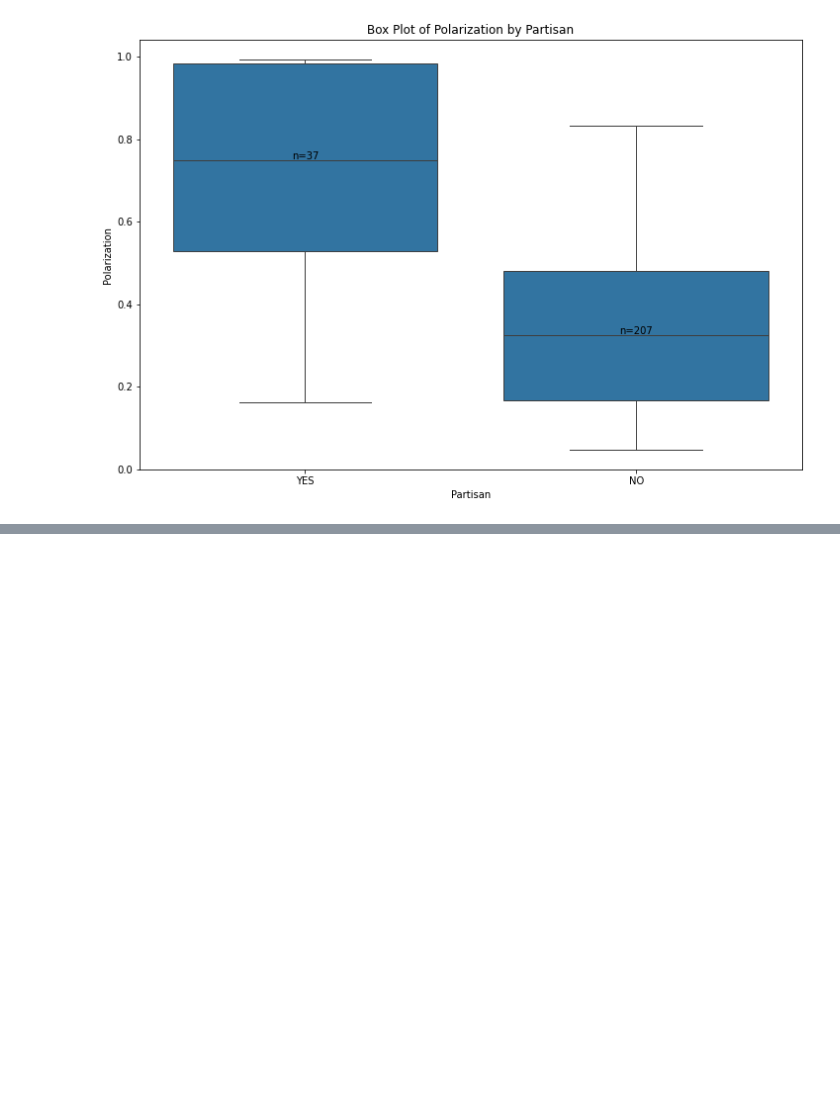
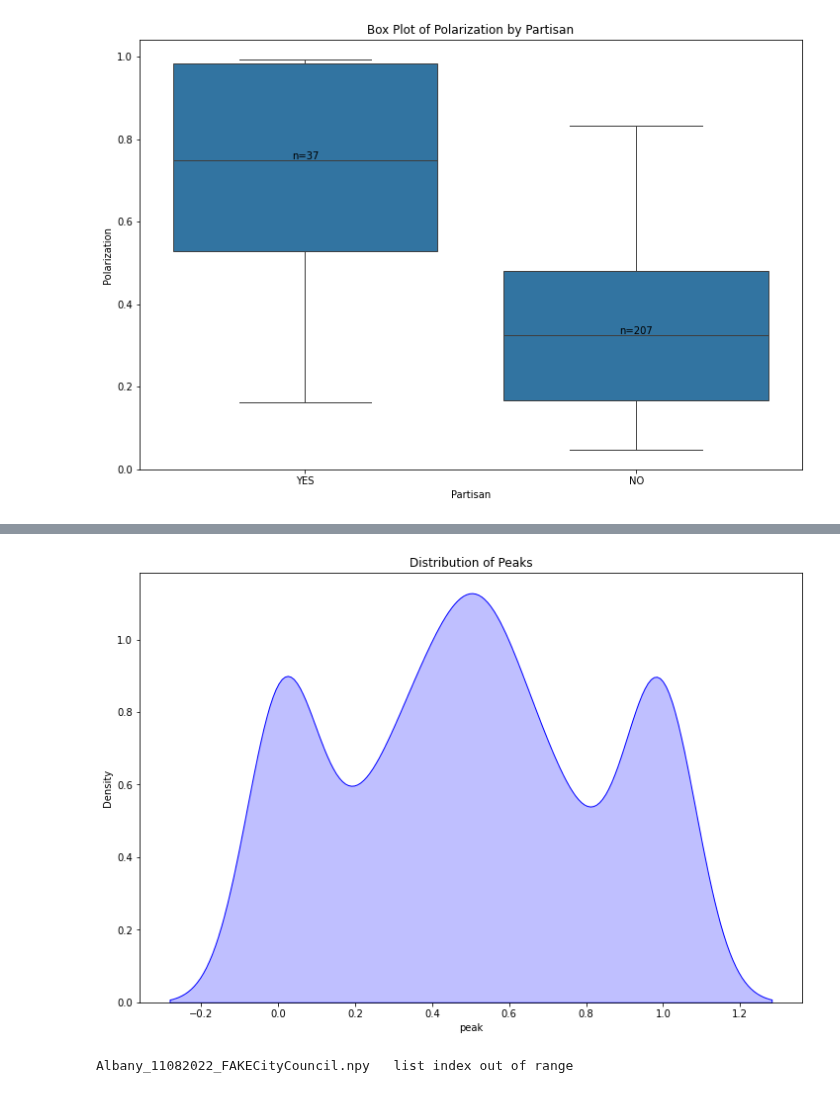
Before and after one commit to ericssimpson/voting-analysis-tools, a Jupyter notebook: cleaned files/bimodality_analysis.ipynb, the cells around one changed output, grey strips where cells are left out. Drawn from its saved outputs; the diff is of its cells as text; code cells hidden in the pictures; blank space fills up the shorter version.

```diff
--- a/cleaned files/bimodality_analysis.ipynb
+++ b/cleaned files/bimodality_analysis.ipynb
@@ -357,0 +419,44 @@ plt.show()
+# %%
+plt.figure(figsize=(12,8))
+sns.kdeplot(peaks, shade=True, color='blue')
+
+plt.title("Distribution of Peaks")
+plt.xlabel("peak")
+plt.ylabel("Density")
+
+plt.show()
+# %% [output]
+[figure, added]
+# %%
+import warnings
+
+# Suppress all warnings
+warnings.filterwarnings("ignore")
+
+table = pd.read_csv("median_voter_analysis2.csv")
+directory = "np_data_new"
+peaks_partisan = np.array([])
+peaks_non_partisan = np.array([])
+
+for filename in os.listdir(directory):
+    try:
+
+        if (table.loc[table["filename"] == (filename[0:-4] + ".csv"), "gamma"].tolist()[0] < 1):
+            data = np.load("np_data_new/" + filename)
+            result = analyze_kde_peaks_normalized_heights(data)
+            peak1 = result["peak1"]
+            peak2 = result["peak2"]
+            if (table.loc[table["filename"]==(filename[0:-4]+".csv"), "partisan"].tolist()[0] == "YES"):
+                #print(filename, " partisan")
+                peaks_partisan = np.append(peaks, peak1)
+                peaks_partisan = np.append(peaks, peak2)
+
+            elif (table.loc[table["filename"]==(filename[0:-4]+".csv"), "partisan"].tolist()[0] == "NO"):
+                #print(filename, " partisan")
+                peaks_non_partisan = np.append(peaks, peak1)
+                peaks_non_partisan = np.append(peaks, peak2)
+
+    except Exception as e:
+        print(filename, " ", e)
+# %% [output]
+Albany_11082022_FAKECityCouncil.npy   list index out of range
```
Also changed, not shown: parts of 6 cells of this notebook, 2 other files.
